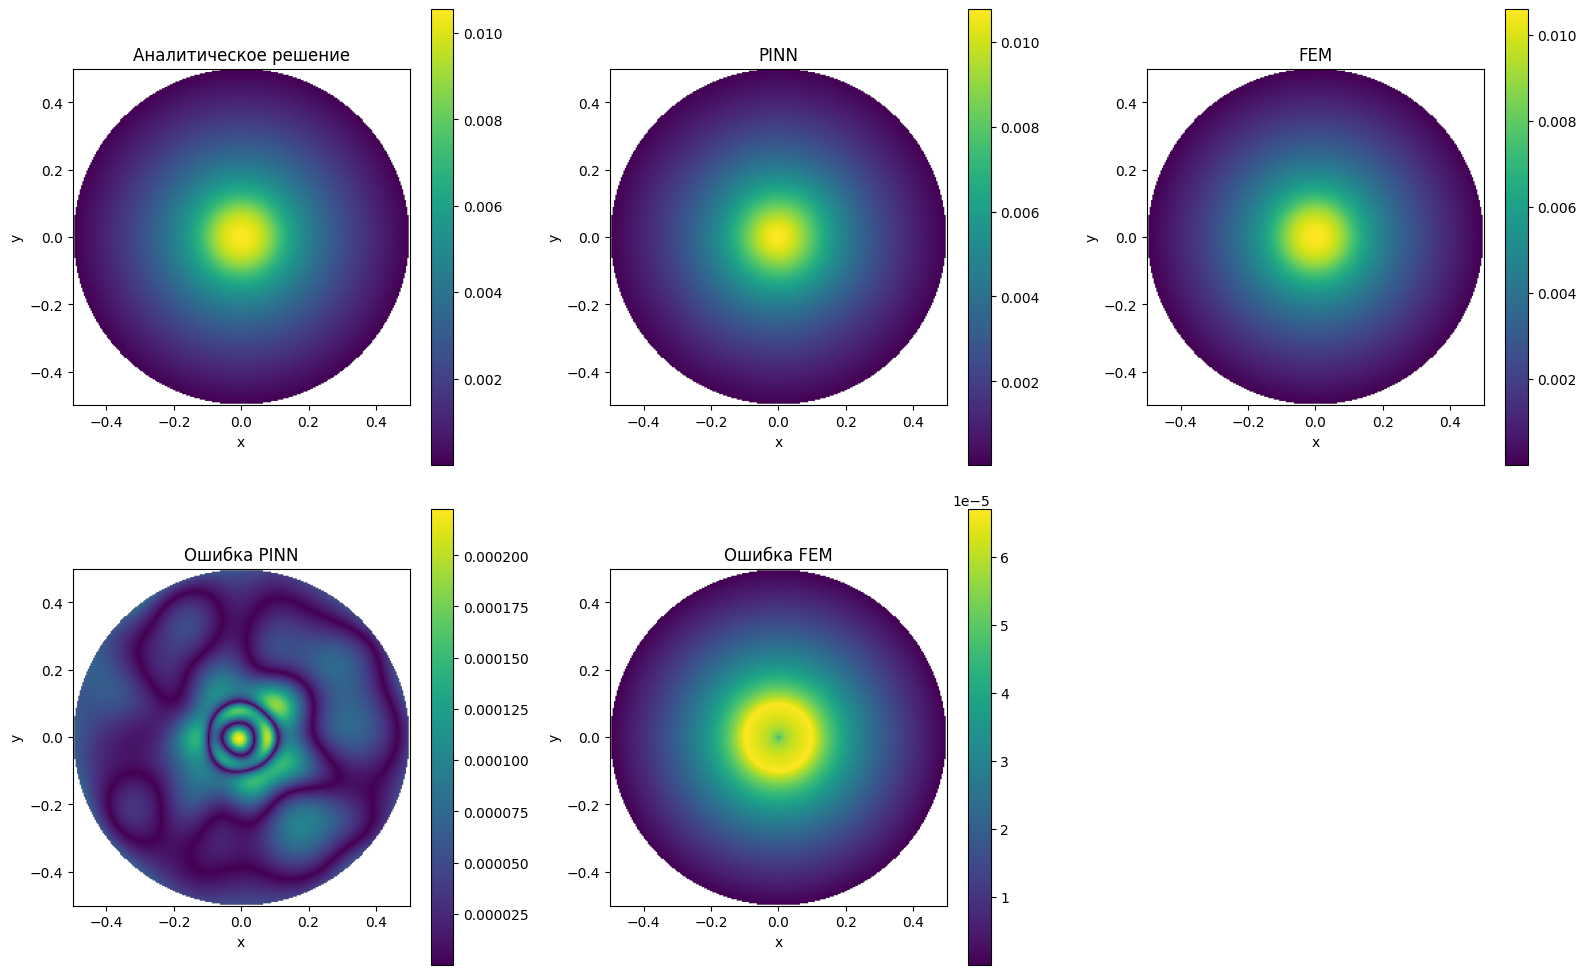
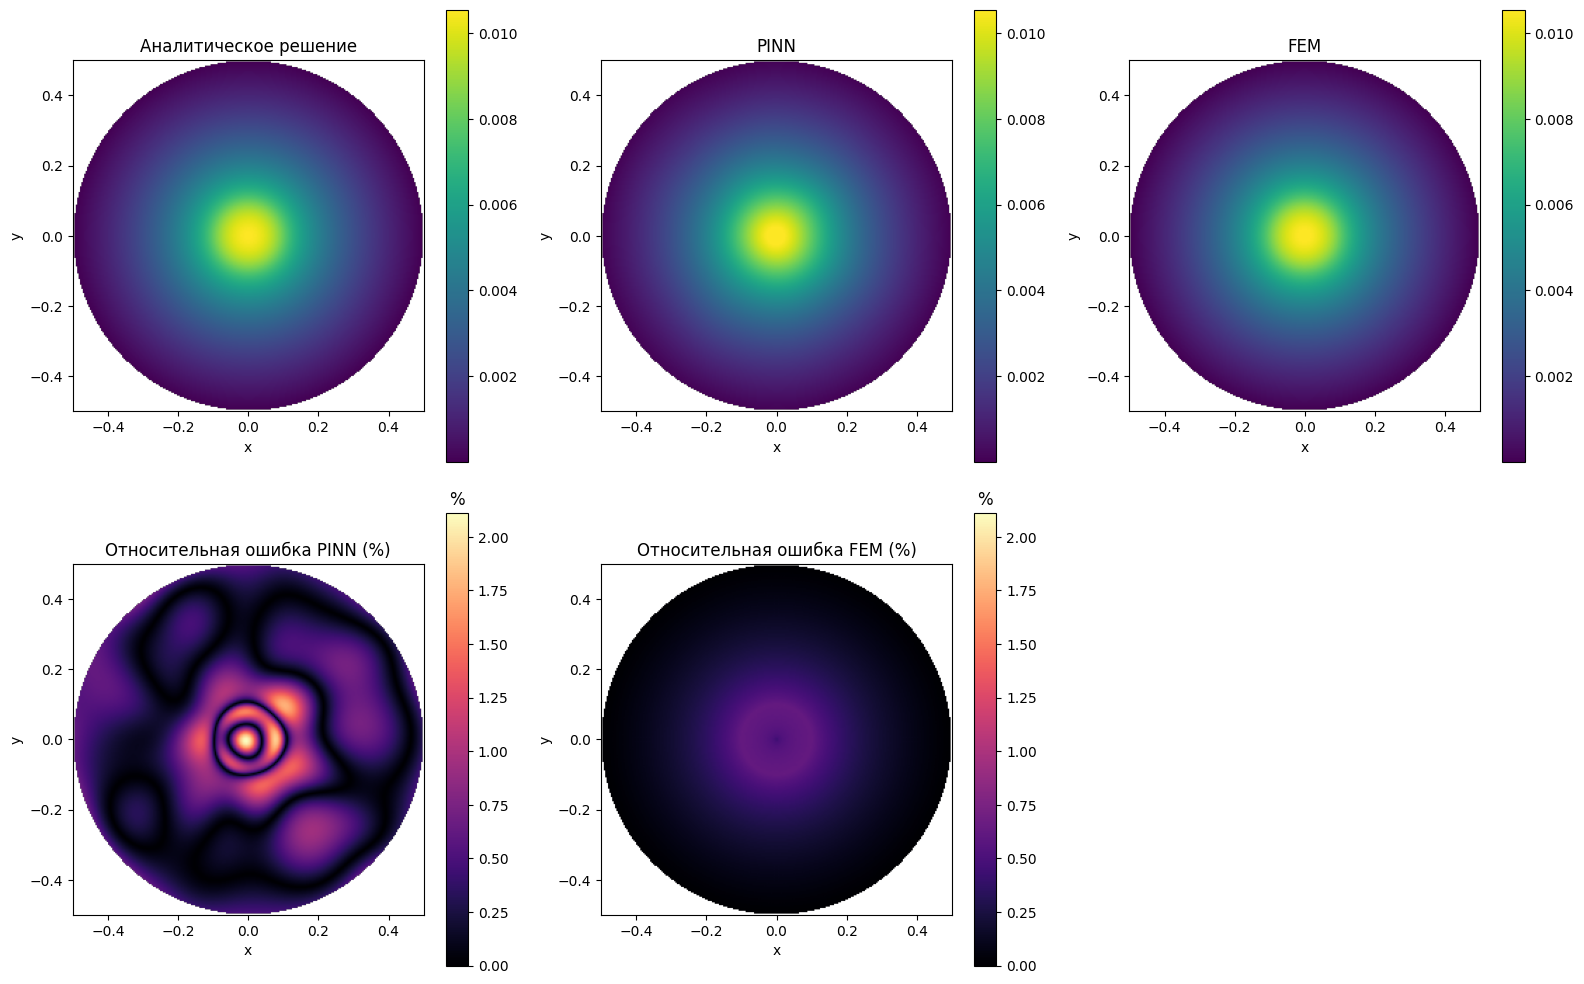
The notebook cell's code change between the first figure and the second:
--- before
+++ after
@@ -60,16 +60,26 @@
 err_fem[~mask_np] = np.nan
 
+U_max = np.nanmax(np.abs(U_true_np))
+
+err_pinn_rel_percent = (err_pinn_np / U_max) * 100
+err_fem_rel_percent = (err_fem / U_max) * 100
+
+vmin_sol = np.nanmin(U_true_np)
+vmax_sol = np.nanmax(U_true_np)
+
+vmax_err = np.nanmax([np.nanmax(err_pinn_rel_percent), np.nanmax(err_fem_rel_percent)])
+vmin_err = 0.0
+
 fig, ax = plt.subplots(2, 3, figsize=(16, 10))
 
 plots = [
-    (U_true_np, "Аналитическое решение"),
-    (U_pinn_np, "PINN"),
-    (U_fem_grid, "FEM"),
-    (err_pinn_np, "Ошибка PINN"),
-    (err_fem, "Ошибка FEM"),
+    (U_true_np, "Аналитическое решение", 'viridis', vmin_sol, vmax_sol, ""),
+    (U_pinn_np, "PINN", 'viridis', vmin_sol, vmax_sol, ""),
+    (U_fem_grid, "FEM", 'viridis', vmin_sol, vmax_sol, ""),
+    (err_pinn_rel_percent, "Относительная ошибка PINN (%)", 'magma', vmin_err, vmax_err, "%"),
+    (err_fem_rel_percent, "Относительная ошибка FEM (%)", 'magma', vmin_err, vmax_err, "%"),
 ]
 
-for i, (data, title) in enumerate(plots):
-
+for i, (data, title, cmap, vmin, vmax, unit) in enumerate(plots):
     row = i // 3
     col = i % 3
@@ -79,5 +89,8 @@
         extent=[-R_ext, R_ext, -R_ext, R_ext],
         origin='lower',
-        cmap='viridis'
+        cmap=cmap,
+        vmin=vmin,
+        vmax=vmax,
+        aspect='equal'
     )
 
@@ -86,5 +99,7 @@
     ax[row, col].set_ylabel("y")
 
-    plt.colorbar(im, ax=ax[row, col])
+    cbar = plt.colorbar(im, ax=ax[row, col])
+    if unit:
+        cbar.ax.set_title(unit)
 
 ax[1, 2].axis('off')

Commit: Относительная погрешность в %